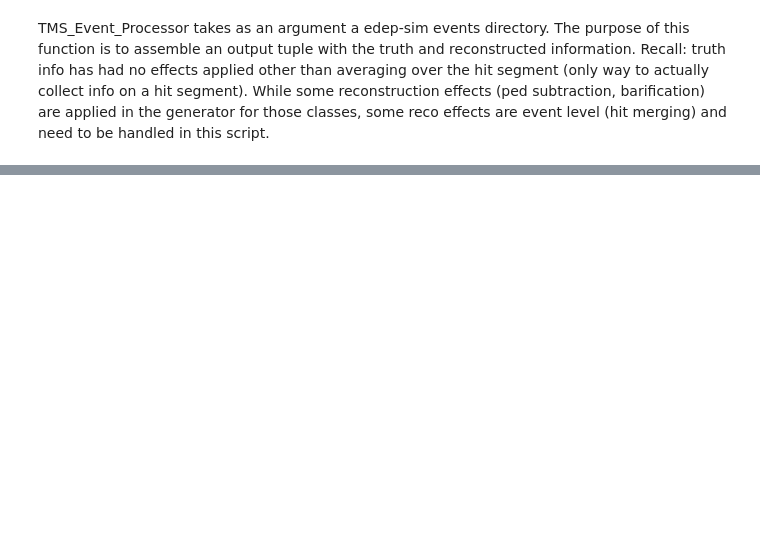
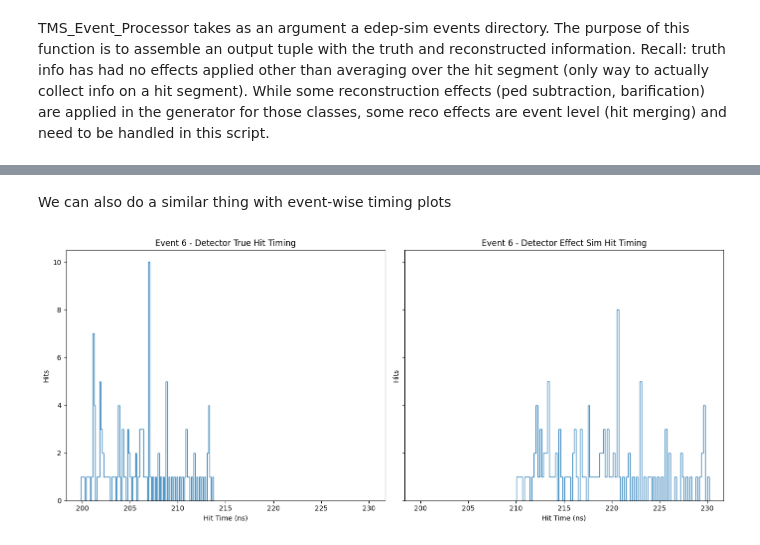
Before and after one commit to wer2ct/DUNE-TMS_timing_study, a Jupyter notebook: SimpleRecon_Scratch.ipynb, the cells around one changed output, grey strips where cells are left out. Saved outputs shown, nothing was run; the diff lists cells and outputs as text; code cells hidden in the pictures; blank space fills up the shorter version.

```diff
--- a/SimpleRecon_Scratch.ipynb
+++ b/SimpleRecon_Scratch.ipynb
@@ -220,7 +364,6 @@ class TMS_hit_reco:
         self.geo = geo
         #Run the ModuleFinder() function immediately
         self.widths, self.bar_orientation, self.bar_no, self.layer_no, self.bar_positions = ModuleFinder(self.tms_hit_simple.GetHitX(), self.tms_hit_simple.GetHitY(), self.tms_hit_simple.GetHitZ() , self.geo)
-        self.PedestalSubtracted = False
 
     #Attributes which inherit directly from tms_hit_simple!!
 
@@ -246,12 +389,18 @@ class TMS_hit_reco:
         return(self.tms_hit_simple.GetPrimaryDeposit())
 
     def GetRecoPE(self):
+        #note, the 0th index here is what we generally want, the other two are for detector sim calls.
         initial_PE = self.tms_hit_simple.GetPrimaryDeposit() * 50.0  #E to PE with conversion
-        reco_PE = BirkSuppress( self.tms_hit_simple.GetPrimaryDeposit(), self.GetDx(), initial_PE ) #apply BirkSuppression
-        return(reco_PE)
+        suppressed_PE = BirkSuppress( self.tms_hit_simple.GetPrimaryDeposit(), self.GetDx(), initial_PE ) #apply BirkSuppression
+        reco_PE, short_pe, long_pe = FiberLengthSim(suppressed_PE, self)
+        return(reco_PE, short_pe, long_pe)
 
     def GetPedestalSubtractedStatus(self): #true if hit is pedestal subtracted
-        return(self.PedestalSubtracted)
+        if (self.GetRecoPE()[0] < 3.0):
+            return(True)
+
+        else:
+            return(False)
 
     #Attributes which are dependent on the bar segmentation
 
@@ -266,6 +415,10 @@ class TMS_hit_reco:
 
     def GetBarOrientation(self):
         return(self.bar_orientation)
+
+    #this will be updated with timing info!
+    def GetRecoHitT(self):
+        return(HitTimingSim(self))
 # %%
 #Test Bench - pull a random hit.
 edep_evts.GetEntry(6)
@@ -391,0 +555,20 @@ Note - there is a TMS .scale attribute that gets applied -> geometry can be in e
+# %% [markdown]
+We can also do a similar thing with event-wise timing plots
+# %%
+fig, (ax1, ax2) = plt.subplots(1, 2, figsize=(14, 6), sharex=True, sharey=True)
+
+hist2 = ax2.hist(reco_hit_Ts, bins=100, histtype = 'step')
+ax2.set_xlabel("Hit Time (ns)")
+ax2.set_ylabel("Hits")
+ax2.set_title(f"Event {event_number_example} - Detector Effect Sim Hit Timing")
+
+hist1 = ax1.hist(true_hit_Ts, bins=100, histtype = 'step')
+ax1.set_xlabel("Hit Time (ns)")
+ax1.set_ylabel("Hits")
+ax1.set_title(f"Event {event_number_example} - Detector True Hit Timing")
+
+#Including true hits completely blows out scale since there are a ton of contributions from pedestal subtracted hits.
+plt.tight_layout()
+plt.show()
+# %% [output]
+[figure, added]
```
Also changed, not shown: parts of 14 cells of this notebook.
